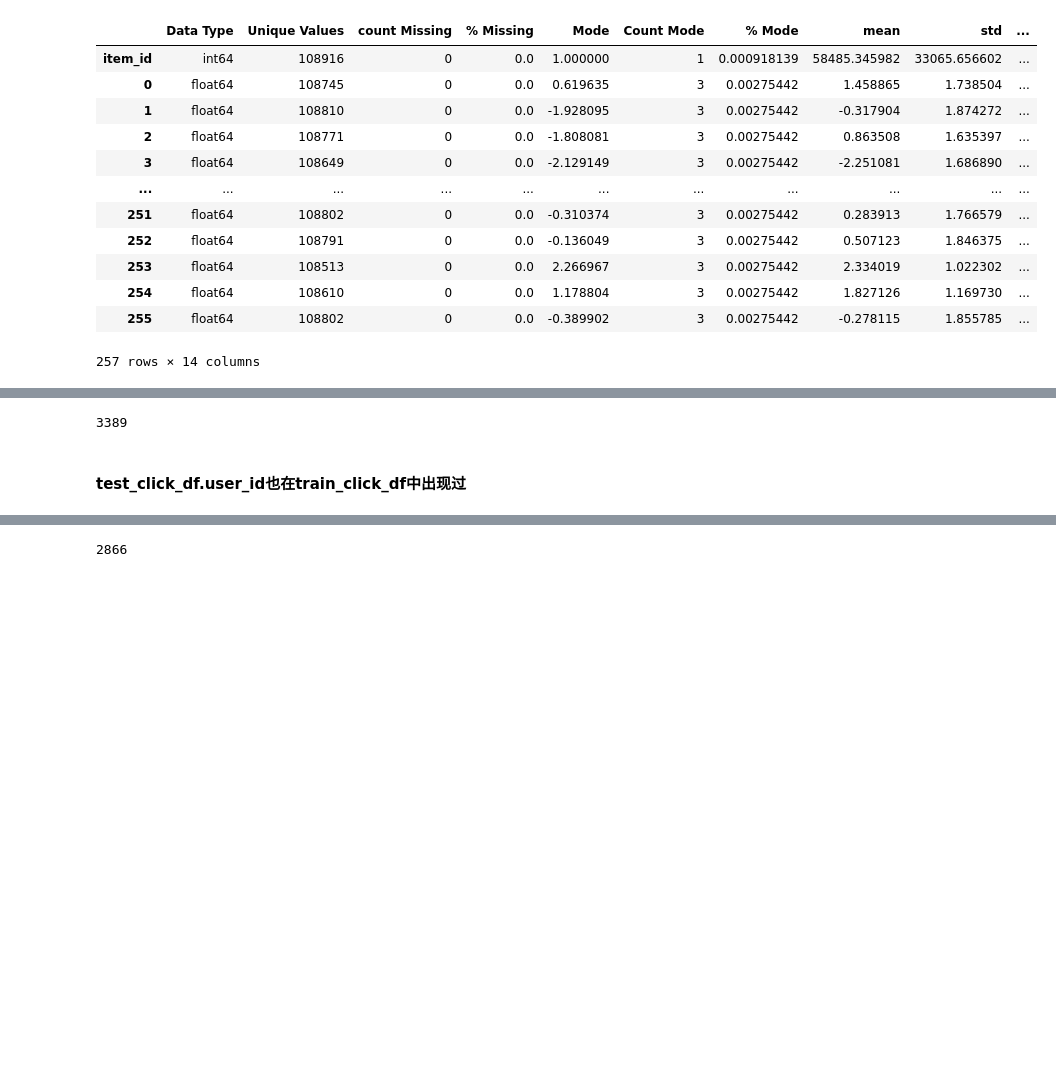
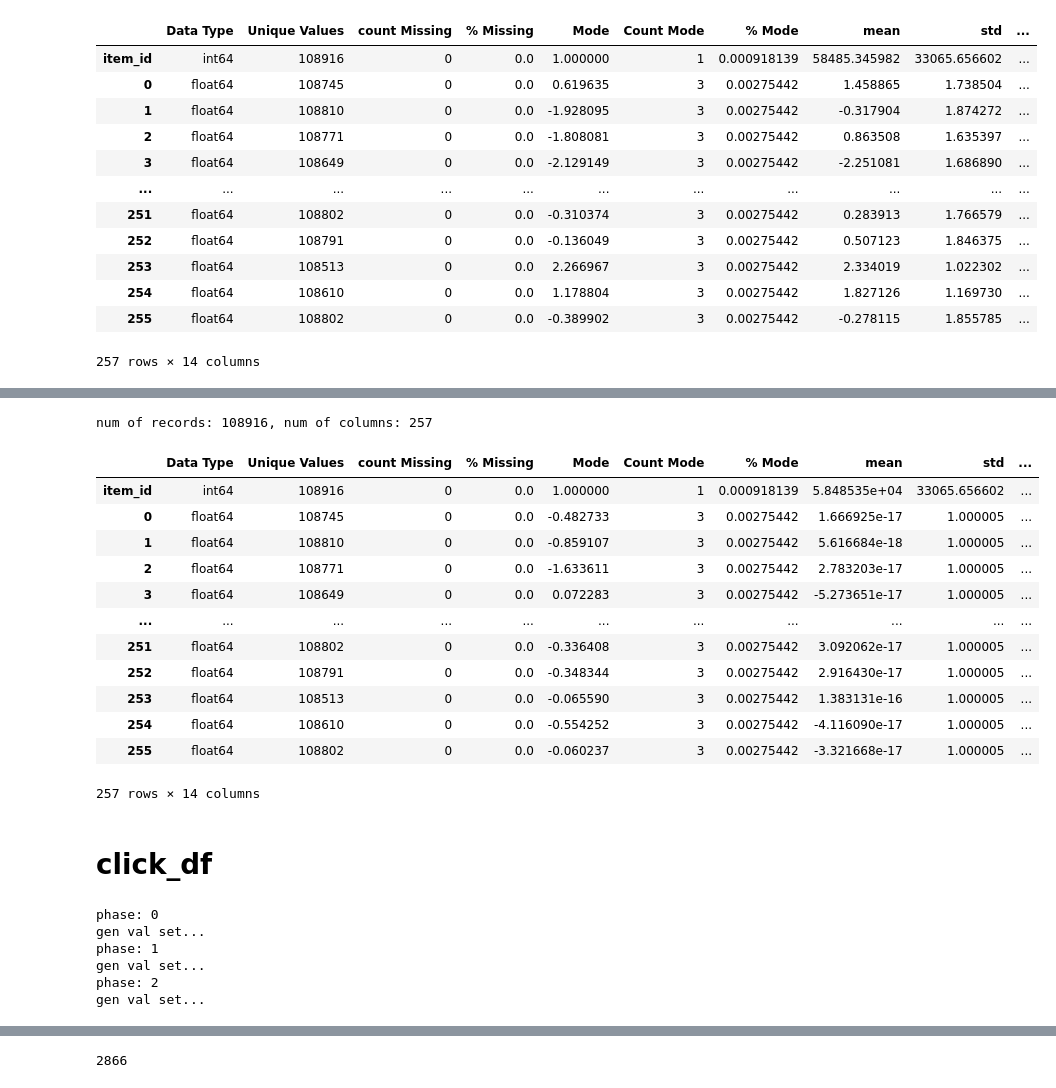
Before and after one commit to mayi140611/mayiapps, a Jupyter notebook: c6_Modern_E_Commerce_Platform_Debiasing/0EDA.ipynb, the cells around one changed output, grey strips where cells are left out. Saved outputs shown, nothing was run; the diff lists cells and outputs as text; code cells hidden in the pictures; blank space fills up the shorter version.

```diff
--- a/c6_Modern_E_Commerce_Platform_Debiasing/0EDA.ipynb
+++ b/c6_Modern_E_Commerce_Platform_Debiasing/0EDA.ipynb
@@ -480,6 +438,0 @@ test_click_df = pd.concat([test_click_0_df, test_click_1_df], ignore_index=True)
-# %%
-test_click_df.user_id.nunique()
-# %% [output]
-3389
-# %% [markdown]
-#### test_click_df.user_id也在train_click_df中出现过
@@ -485,0 +441,21 @@ test_click_df.user_id.nunique()
+# %%
+scaler = StandardScaler().fit(train_item_df.iloc[:, 1:])
+
+train_item_df.iloc[:, 1:] = scaler.transform(train_item_df.iloc[:, 1:])
+# %%
+de.describe(train_item_df)
+# %% [output]
+num of records: 108916, num of columns: 257
+|  | Data Type | Unique Values | count Missing | % Missing | Mode | Count Mode | % Mode | mean | std | ... |
+| item_id | int64 | 108916 | 0 | 0.0 | 1.000000 | 1 | 0.000918139 | 5.848535e+04 | 33065.656602 | ... |
+| 0 | float64 | 108745 | 0 | 0.0 | -0.482733 | 3 | 0.00275442 | 1.666925e-17 | 1.000005 | ... |
+| 1 | float64 | 108810 | 0 | 0.0 | -0.859107 | 3 | 0.00275442 | 5.616684e-18 | 1.000005 | ... |
+| 2 | float64 | 108771 | 0 | 0.0 | -1.633611 | 3 | 0.00275442 | 2.783203e-17 | 1.000005 | ... |
+| 3 | float64 | 108649 | 0 | 0.0 | 0.072283 | 3 | 0.00275442 | -5.273651e-17 | 1.000005 | ... |
+| ... | ... | ... | ... | ... | ... | ... | ... | ... | ... | ... |
+| 251 | float64 | 108802 | 0 | 0.0 | -0.336408 | 3 | 0.00275442 | 3.092062e-17 | 1.000005 | ... |
+| 252 | float64 | 108791 | 0 | 0.0 | -0.348344 | 3 | 0.00275442 | 2.916430e-17 | 1.000005 | ... |
+| 253 | float64 | 108513 | 0 | 0.0 | -0.065590 | 3 | 0.00275442 | 1.383131e-16 | 1.000005 | ... |
+| 254 | float64 | 108610 | 0 | 0.0 | -0.554252 | 3 | 0.00275442 | -4.116090e-17 | 1.000005 | ... |
+| 255 | float64 | 108802 | 0 | 0.0 | -0.060237 | 3 | 0.00275442 | -3.321668e-17 | 1.000005 | ... |
+257 rows × 14 columns
@@ -485,0 +464,2 @@ test_click_df.user_id.nunique()
+# %% [markdown]
+# click_df
@@ -485,0 +468,10 @@ test_click_df.user_id.nunique()
+# %%
+now_phase = 2
+whole_click, click_train, click_test, test_qtime = load_click_data(now_phase, gen_val_set=True)
+# %% [output]
+phase: 0
+gen val set...
+phase: 1
+gen val set...
+phase: 2
+gen val set...
```
Also changed, not shown: parts of 81 cells of this notebook, 4 other files.
